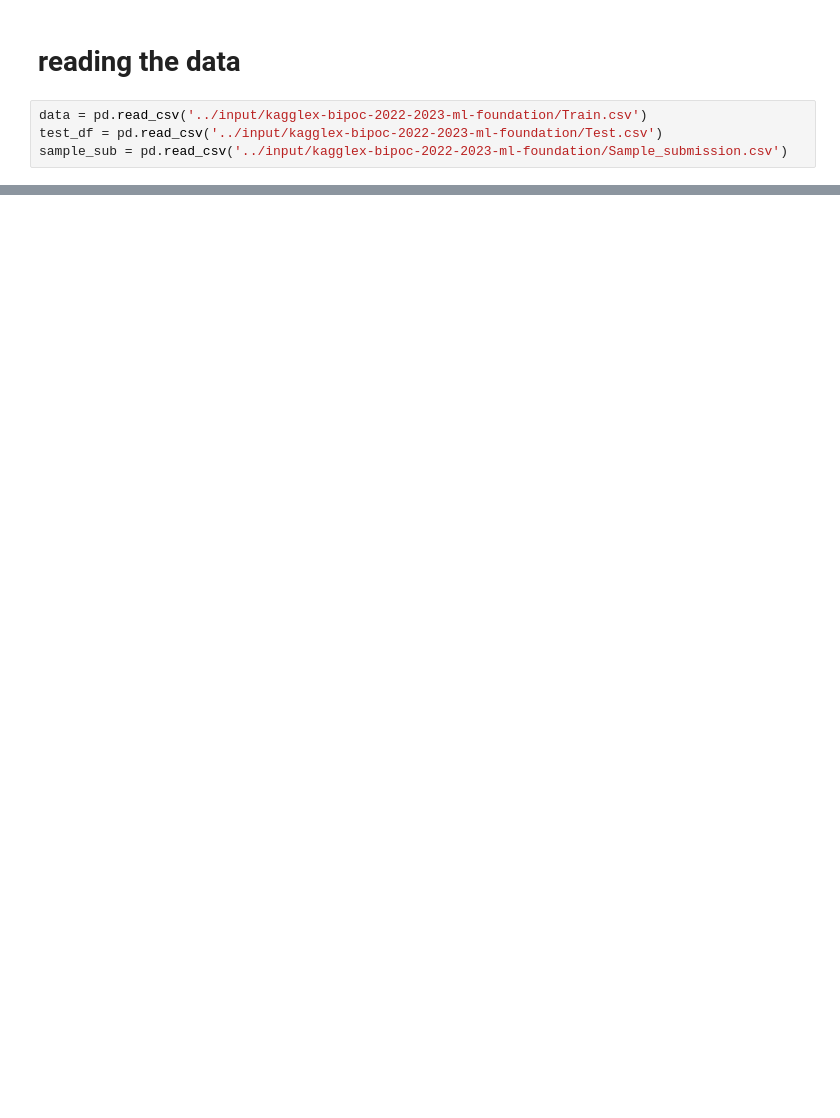
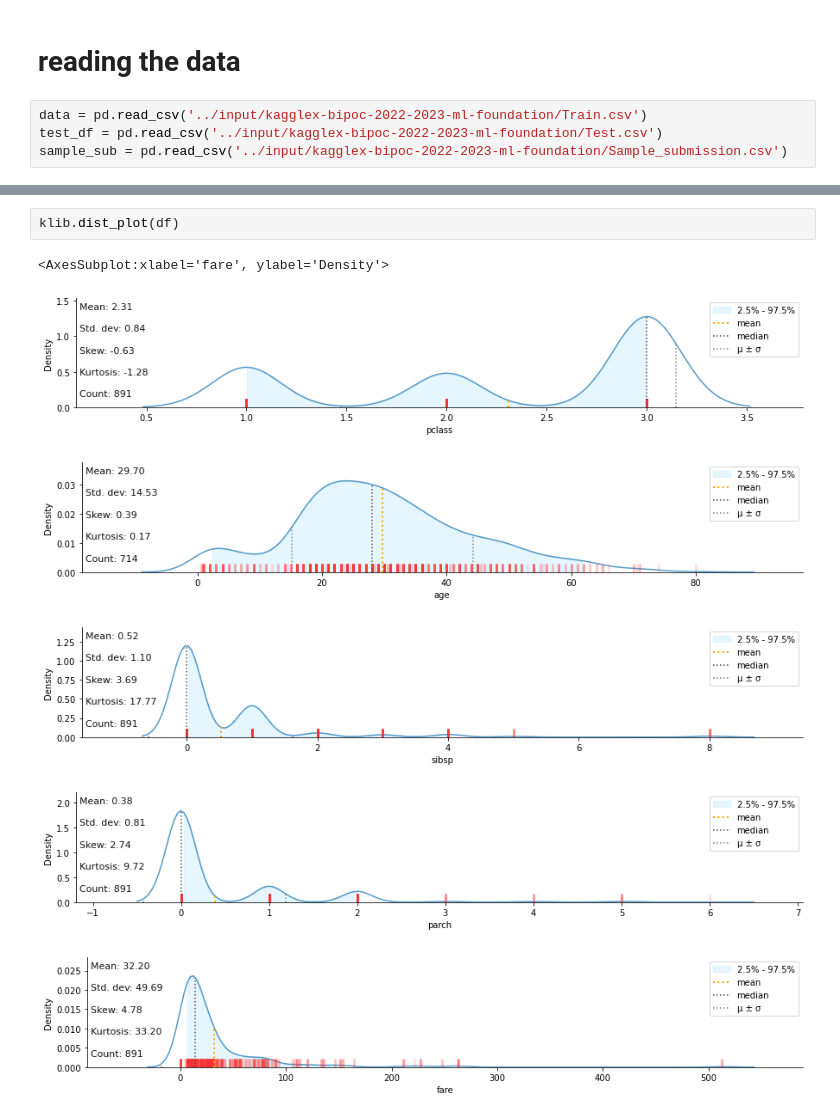
Before and after one commit to misiriya/kaggle-practice, a Jupyter notebook: dont-give-up.ipynb, the cells around one changed output, grey strips where cells are left out. Saved outputs shown, nothing was run; the diff lists cells and outputs as text; blank space fills up the shorter version.

```diff
--- a/dont-give-up.ipynb
+++ b/dont-give-up.ipynb
@@ -89,0 +91,9 @@ dtype: int64
+# %%
+klib.dist_plot(df)
+# %% [output]
+<AxesSubplot:xlabel='fare', ylabel='Density'>
+[figure, added]
+[figure, added]
+[figure, added]
+[figure, added]
+[figure, added]
```
Also changed, not shown: parts of 29 cells of this notebook.
